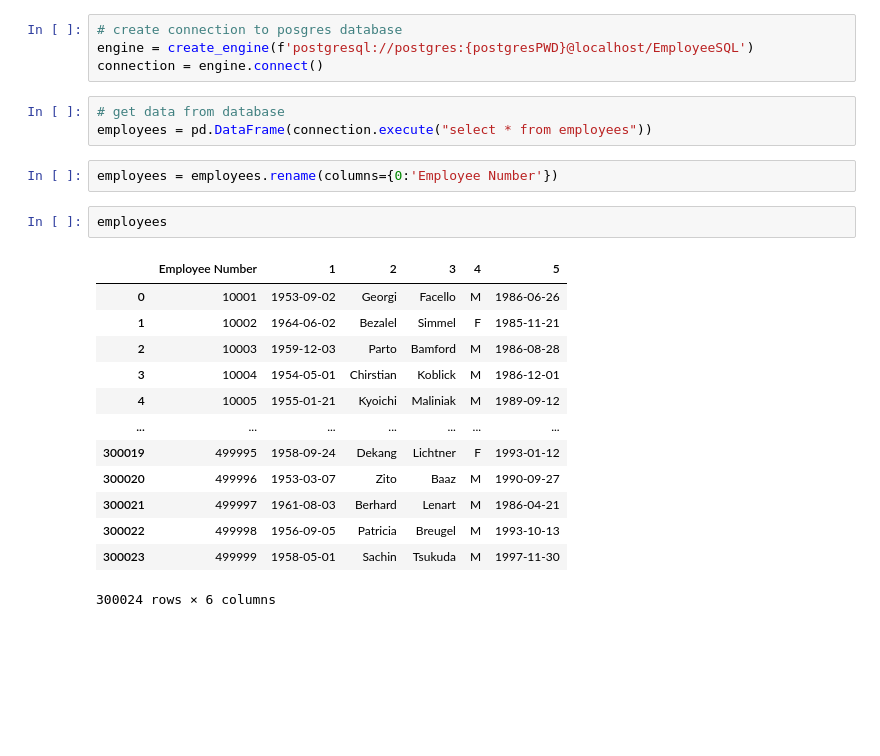
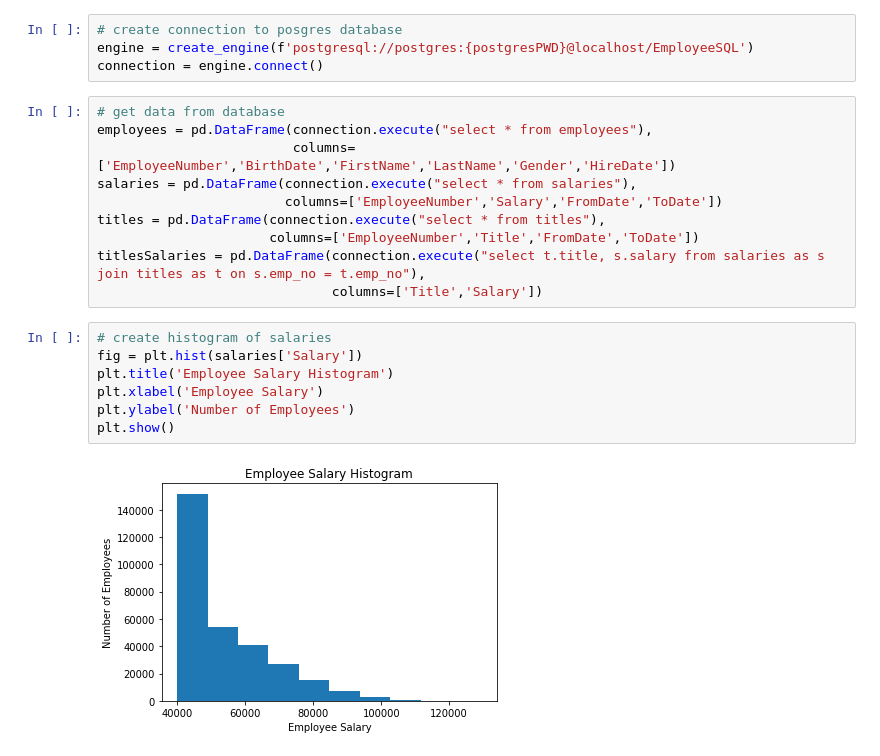
Before and after one commit to kodesiba/SQL-challenge, a Jupyter notebook: EmployeeSQL/dataInvestigation.ipynb, the cells around one changed output. Saved outputs shown, nothing was run; the diff lists cells and outputs as text; blank space fills up the shorter version.

Commit message:
finish data investigation bonus

```diff
--- a/EmployeeSQL/dataInvestigation.ipynb
+++ b/EmployeeSQL/dataInvestigation.ipynb
@@ -9,24 +13,22 @@ from config import postgresPWD
 # create connection to posgres database
 engine = create_engine(f'postgresql://postgres:{postgresPWD}@localhost/EmployeeSQL')
 connection = engine.connect()
-# %%
-# get data from database
-employees = pd.DataFrame(connection.execute("select * from employees"))
-# %%
-employees = employees.rename(columns={0:'Employee Number'})
-# %%
-employees
-# %% [output]
-|  | Employee Number | 1 | 2 | 3 | 4 | 5 |
-| 0 | 10001 | 1953-09-02 | Georgi | Facello | M | 1986-06-26 |
-| 1 | 10002 | 1964-06-02 | Bezalel | Simmel | F | 1985-11-21 |
-| 2 | 10003 | 1959-12-03 | Parto | Bamford | M | 1986-08-28 |
-| 3 | 10004 | 1954-05-01 | Chirstian | Koblick | M | 1986-12-01 |
-| 4 | 10005 | 1955-01-21 | Kyoichi | Maliniak | M | 1989-09-12 |
-| ... | ... | ... | ... | ... | ... | ... |
-| 300019 | 499995 | 1958-09-24 | Dekang | Lichtner | F | 1993-01-12 |
-| 300020 | 499996 | 1953-03-07 | Zito | Baaz | M | 1990-09-27 |
-| 300021 | 499997 | 1961-08-03 | Berhard | Lenart | M | 1986-04-21 |
-| 300022 | 499998 | 1956-09-05 | Patricia | Breugel | M | 1993-10-13 |
-| 300023 | 499999 | 1958-05-01 | Sachin | Tsukuda | M | 1997-11-30 |
-300024 rows × 6 columns
+# %%
+# get data from database
+employees = pd.DataFrame(connection.execute("select * from employees"),
+                         columns=['EmployeeNumber','BirthDate','FirstName','LastName','Gender','HireDate'])
+salaries = pd.DataFrame(connection.execute("select * from salaries"),
+                        columns=['EmployeeNumber','Salary','FromDate','ToDate'])
+titles = pd.DataFrame(connection.execute("select * from titles"),
+                      columns=['EmployeeNumber','Title','FromDate','ToDate'])
+titlesSalaries = pd.DataFrame(connection.execute("select t.title, s.salary from salaries as s join titles as t on s.emp_no = t.emp_no"),
+                              columns=['Title','Salary'])
+# %%
+# create histogram of salaries
+fig = plt.hist(salaries['Salary'])
+plt.title('Employee Salary Histogram')
+plt.xlabel('Employee Salary')
+plt.ylabel('Number of Employees')
+plt.show()
+# %% [output]
+[figure, added]
```
Also changed, not shown: parts of 4 cells of this notebook.
